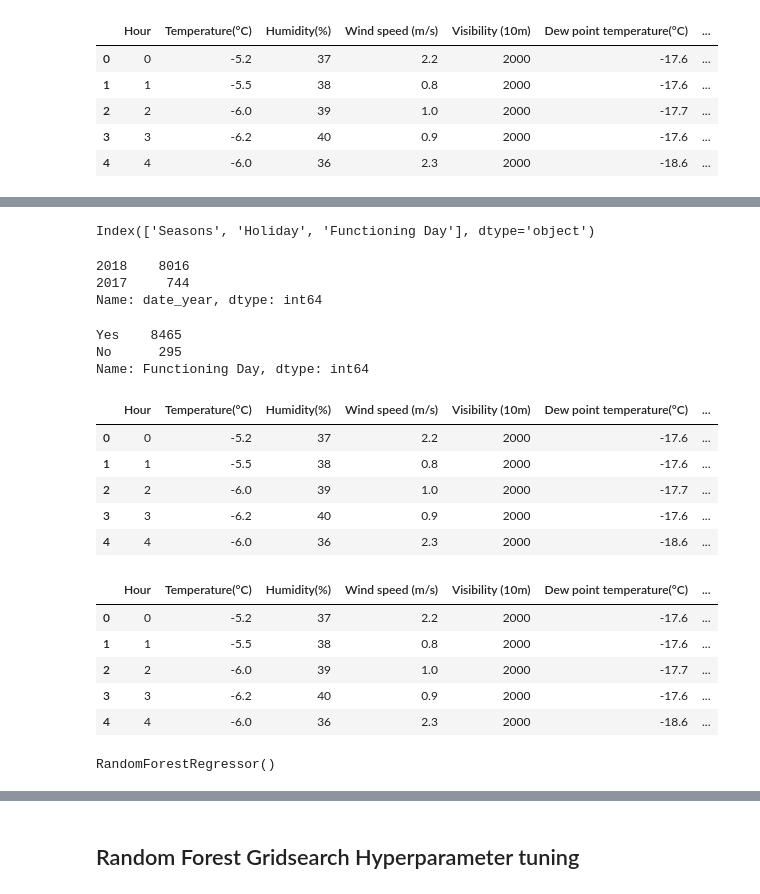
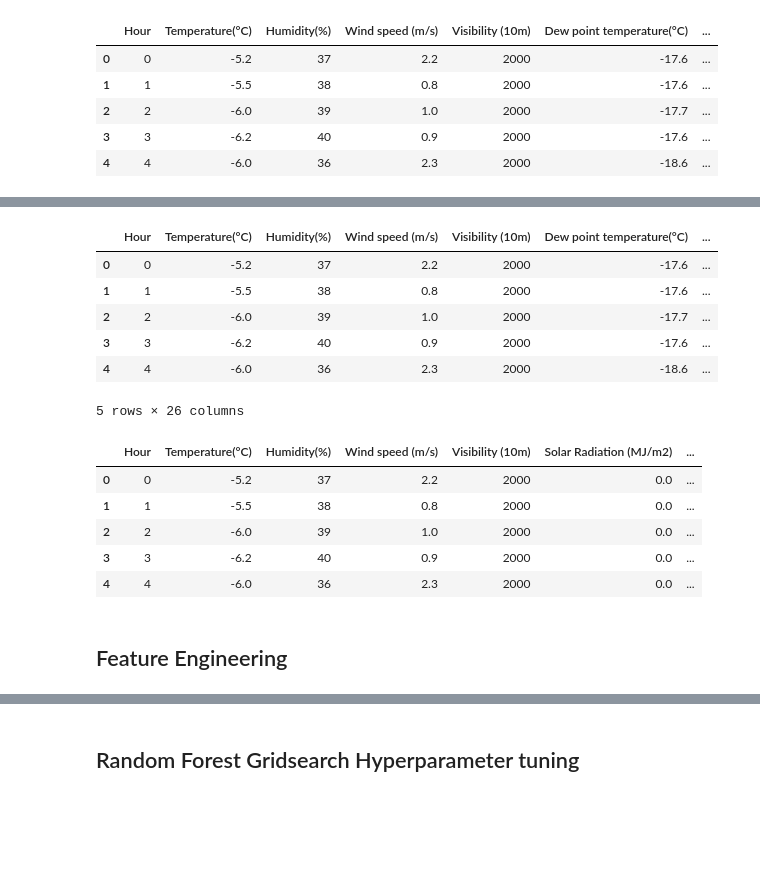
Before and after one commit to akmal1994/Bike-Rental-count, a Jupyter notebook: Bike_Sharing_Demand_Prediction_Capstone_Project.ipynb, the cells around one changed output, grey strips where cells are left out. Cells and saved outputs as stored; diff of their text form; code cells hidden in the pictures; blank space fills up the shorter version.

```diff
--- a/Bike_Sharing_Demand_Prediction_Capstone_Project.ipynb
+++ b/Bike_Sharing_Demand_Prediction_Capstone_Project.ipynb
@@ -368,4 +354,6 @@ sns.heatmap(data.corr(), cmap='BrBG', annot=True)
 - Dew point temperature is also correlated with humidity which is 0.54
 # %% [markdown]
 # Feature Engineering
+# %%
+X_linear = data.drop(columns=['rented_bike_count','log_rent', 'temp_category', 'Dew point temperature(°C)'], axis=1)
 # %%
@@ -381,0 +373,3 @@ X.head()
+# %%
+lin_categories = X_linear.describe(include='object').columns
+lin_categories
@@ -384,22 +383,5 @@ categories = data.describe(include='object')
-# %%
-cat_col = categories.columns
-cat_col
-# %% [output]
-Index(['Seasons', 'Holiday', 'Functioning Day'], dtype='object')
-# %%
-data.date_year.value_counts()
-# %% [output]
-2018    8016
-2017     744
-Name: date_year, dtype: int64
-# %%
-data['Functioning Day'].value_counts()
-# %% [output]
-Yes    8465
-No      295
-Name: Functioning Day, dtype: int64
 # %%
-X = pd.get_dummies(X, columns=cat_col, drop_first=True)
+X = pd.get_dummies(X, columns=categories, drop_first=True)
 X.head()
 # %% [output]
 |  | Hour | Temperature(°C) | Humidity(%) | Wind speed (m/s) | Visibility (10m) | Dew point temperature(°C) | ... |
@@ -408,14 +390,17 @@ X.head()
 | 2 | 2 | -6.0 | 39 | 1.0 | 2000 | -17.7 | ... |
 | 3 | 3 | -6.2 | 40 | 0.9 | 2000 | -17.6 | ... |
 | 4 | 4 | -6.0 | 36 | 2.3 | 2000 | -18.6 | ... |
+5 rows × 26 columns
-# %%
-X.drop('temp_category', axis=1, inplace=True)
-X.head()
-# %% [output]
-|  | Hour | Temperature(°C) | Humidity(%) | Wind speed (m/s) | Visibility (10m) | Dew point temperature(°C) | ... |
-| 0 | 0 | -5.2 | 37 | 2.2 | 2000 | -17.6 | ... |
-| 1 | 1 | -5.5 | 38 | 0.8 | 2000 | -17.6 | ... |
-| 2 | 2 | -6.0 | 39 | 1.0 | 2000 | -17.7 | ... |
-| 3 | 3 | -6.2 | 40 | 0.9 | 2000 | -17.6 | ... |
-| 4 | 4 | -6.0 | 36 | 2.3 | 2000 | -18.6 | ... |
+# %%
+X_linear = pd.get_dummies(X_linear, columns=lin_categories, drop_first=True)
+X_linear.head()
+# %% [output]
+|  | Hour | Temperature(°C) | Humidity(%) | Wind speed (m/s) | Visibility (10m) | Solar Radiation (MJ/m2) | ... |
+| 0 | 0 | -5.2 | 37 | 2.2 | 2000 | 0.0 | ... |
+| 1 | 1 | -5.5 | 38 | 0.8 | 2000 | 0.0 | ... |
+| 2 | 2 | -6.0 | 39 | 1.0 | 2000 | 0.0 | ... |
+| 3 | 3 | -6.2 | 40 | 0.9 | 2000 | 0.0 | ... |
+| 4 | 4 | -6.0 | 36 | 2.3 | 2000 | 0.0 | ... |
+# %% [markdown]
+## Feature Engineering
 # %%
@@ -441,6 +416,0 @@ rf = RandomForestRegressor()
-# %%
-lr.fit(X_train, y_train)
-dt.fit(X_train, y_train)
-rf.fit(X_train, y_train)
-# %% [output]
-RandomForestRegressor()
```
Also changed, not shown: parts of 57 cells of this notebook.
